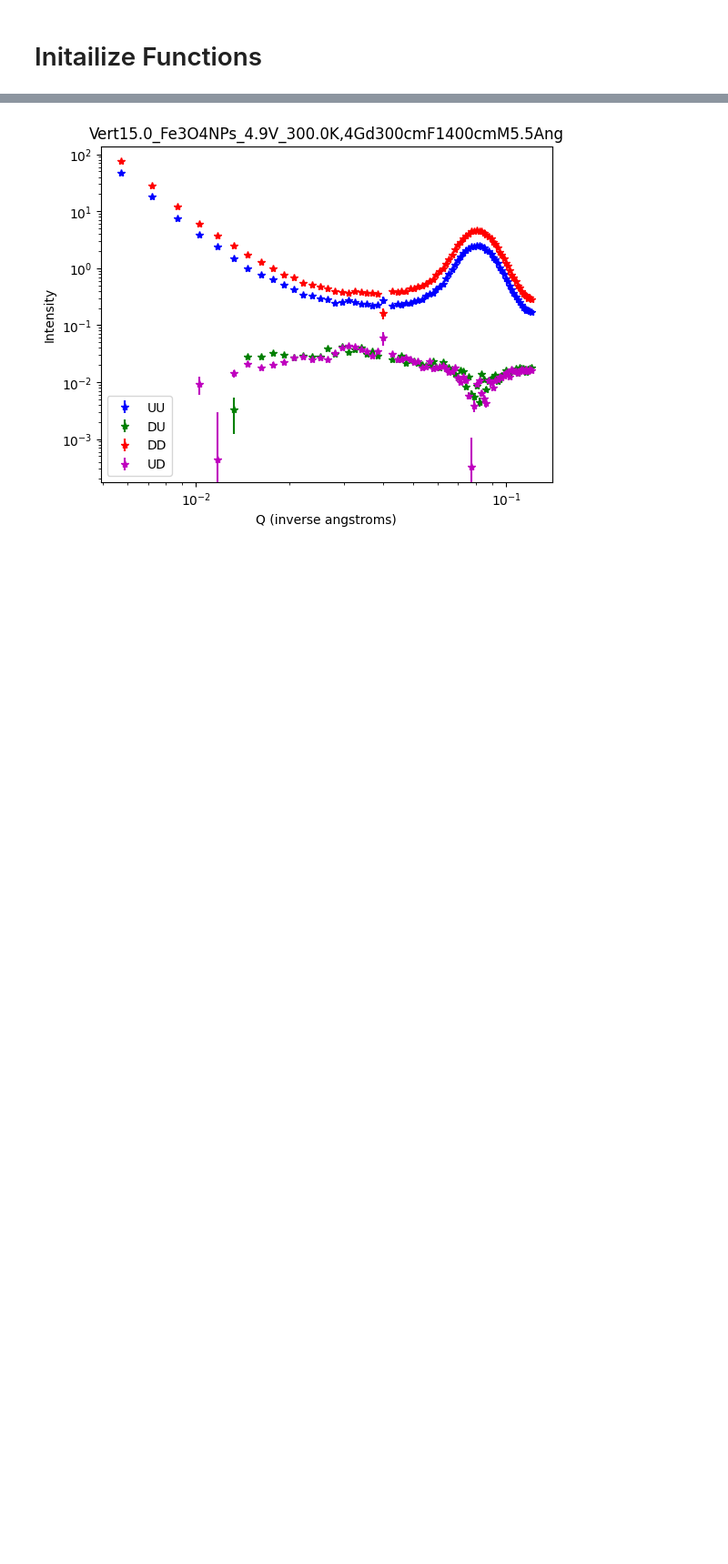
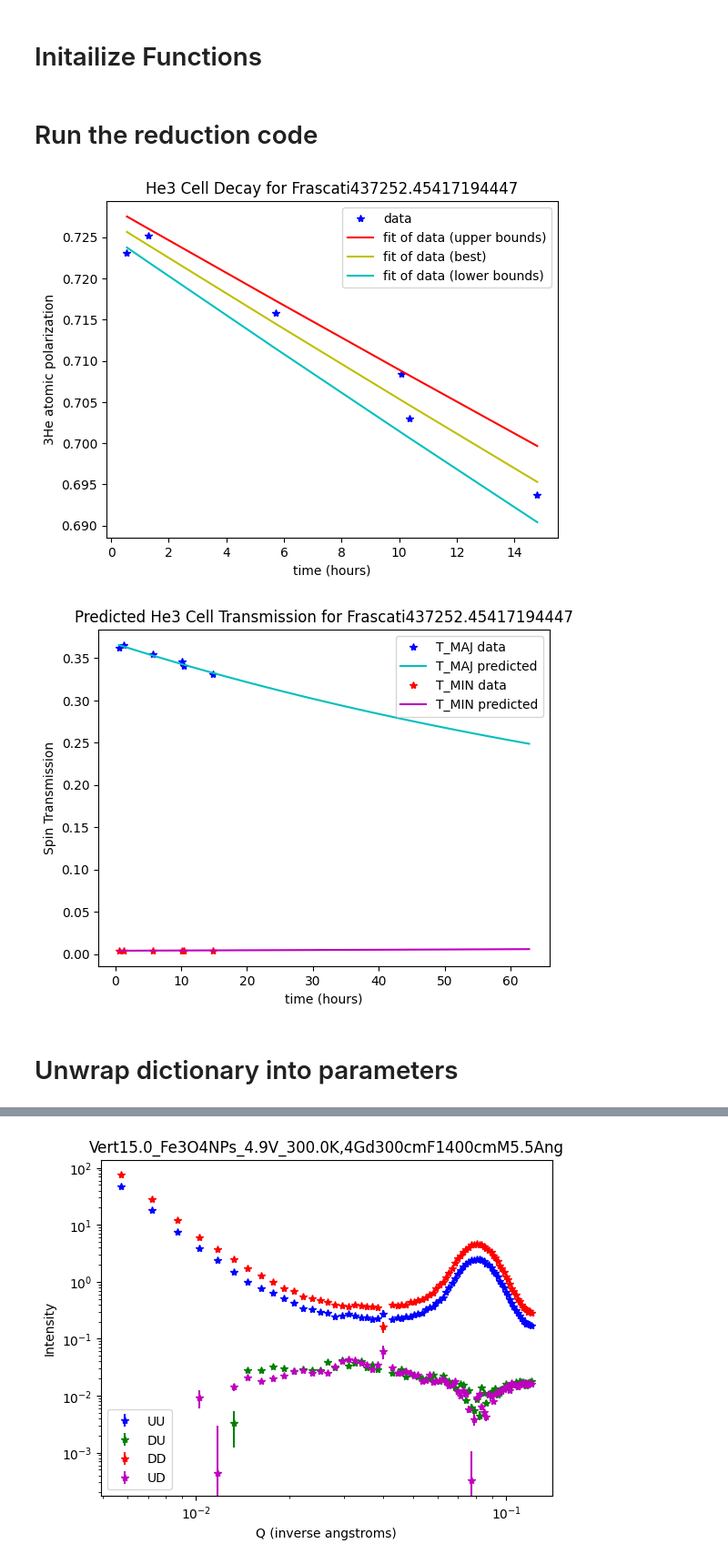
Before and after one commit to kryckets/sans_polarization_reduction, a Jupyter notebook: docs/Reduction.ipynb, the cells around one changed output, grey strips where cells are left out. Shown at 91% size. Saved outputs shown, nothing was run; the diff lists cells and outputs as text; code cells hidden in the pictures; blank space fills up the shorter version.

```diff
--- a/docs/Reduction.ipynb
+++ b/docs/Reduction.ipynb
@@ -28,15 +28,22 @@ c:\Users\klkry\Workspace\Git\sans_polarization_reduction\test_data\Fe3O4Nanopart
 from sans_reduction_utilites.reduction_functions import reduction_pipeline
 from sans_reduction_utilites.unwrap_results_dict import results_dict_unwrapped
 from sans_reduction_utilites.polarization_correction_functions import polarization_correction_pipeline
+# %% [markdown]
+# Run the reduction code
 # %%
 results_dict =reduction_pipeline(input_path,
                                  save_path,
                                  Instrument = "VSANS",
-                                 New_HE3_Files = None, #[77070, 77297, 77566],
-                                 MuValues = None, #[3.105, 3.374, 3.105],
-                                 TeValues = None, #[0.86, 0.86, 0.86],
-                                 #plot_3he_curves = True,
-                                 #dispay_summary=True,
+                                 New_HE3_Files = None,
+                                 MuValues = None,
+                                 TeValues = None,
+                                 plot_3he_curves = True,
+                                 dispay_summary=False,
                                  )
+# %% [output]
+[figure, added]
+[figure, added]
+# %% [markdown]
+# Unwrap dictionary into parameters
 # %%
 results_params = results_dict_unwrapped(results_dict)
```
Also changed, not shown: parts of 1 cell of this notebook.
